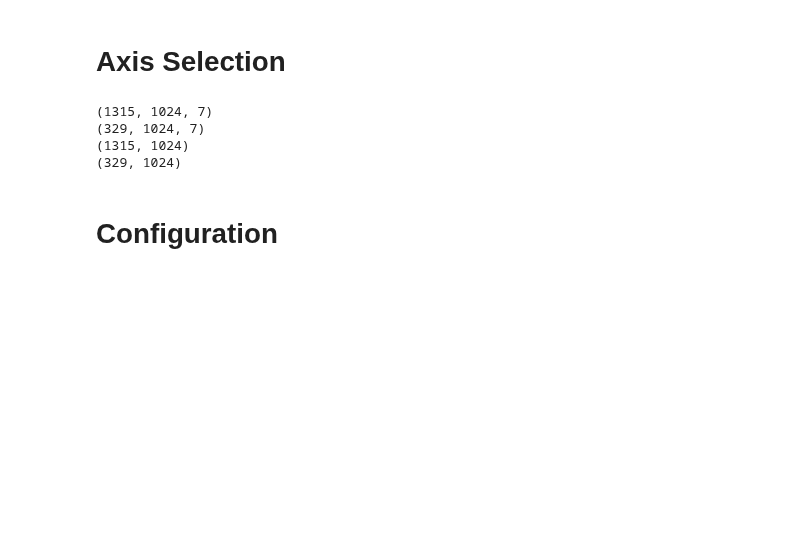
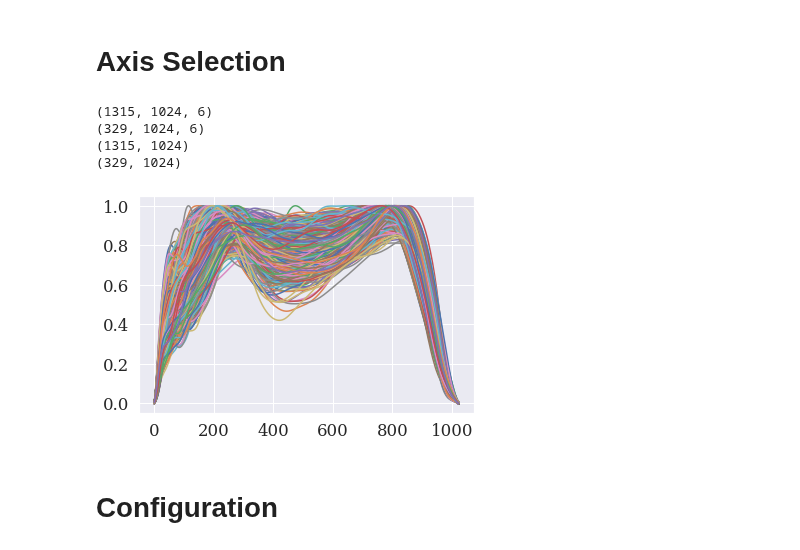
Before and after one commit to atick-faisal/GRF-Synthesis-from-Motion-Trajectories, a Jupyter notebook: src/training/grf_synthesis.ipynb, the cells around one changed output. Drawn from its saved outputs; the diff is of its cells as text; code cells hidden in the pictures; blank space fills up the shorter version.

Commit message:
Test for X axis

```diff
--- a/src/training/grf_synthesis.ipynb
+++ b/src/training/grf_synthesis.ipynb
@@ -64,20 +64,30 @@ print(Y_Test.shape)
 # %% [markdown]
 # Axis Selection
 # %%
-X_Train = X_Train[:, :, [6, 7, 30, 31, 32, 33, 34]]
-X_Test = X_Test[:, :, [6, 7, 30, 31, 32, 33, 34]]
-Y_Train = Y_Train[:, :, 0]
-Y_Test = Y_Test[:, :, 0]
+X_Train = X_Train[:, :, [30, 31, 32, 33, 34, 35]]
+X_Test = X_Test[:, :, [30, 31, 32, 33, 34, 35]]
+Y_Train = Y_Train[:, :, 2]
+Y_Test = Y_Test[:, :, 2]
+
+X_Train = np.nan_to_num(X_Train)
+X_Test = np.nan_to_num(X_Test)
+Y_Train = np.nan_to_num(Y_Train)
+Y_Test = np.nan_to_num(Y_Test)
 
 print(X_Train.shape)
 print(X_Test.shape)
 print(Y_Train.shape)
 print(Y_Test.shape)
 # %% [output]
-(1315, 1024, 7)
-(329, 1024, 7)
+(1315, 1024, 6)
+(329, 1024, 6)
 (1315, 1024)
 (329, 1024)
+# %%
+plt.plot(Y_Train[:, :].T)
+plt.show()
+# %% [output]
+[figure, added]
 # %%
 FRAME_LEN = X_Train.shape[1]
 N_CHANNELS = X_Train.shape[2]
```
Also changed, not shown: parts of 11 cells of this notebook.
